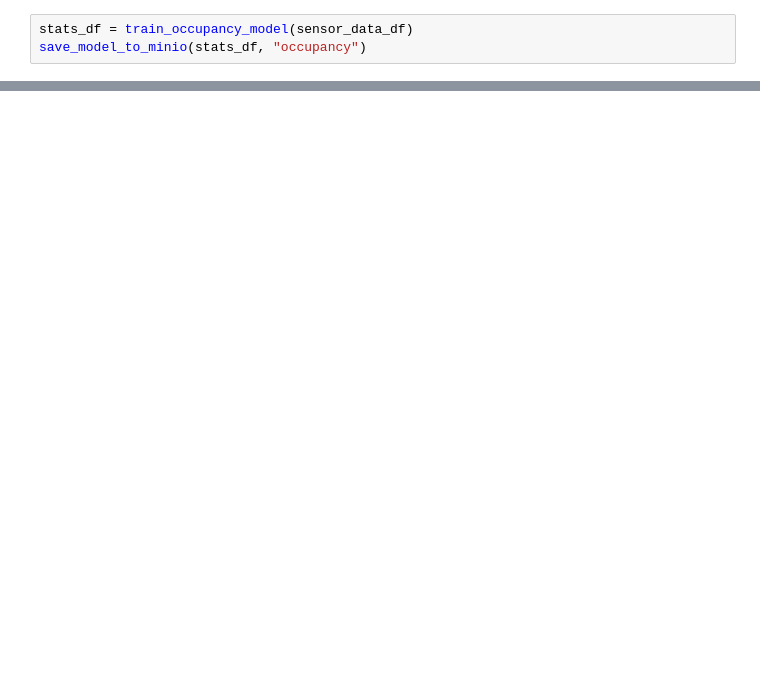
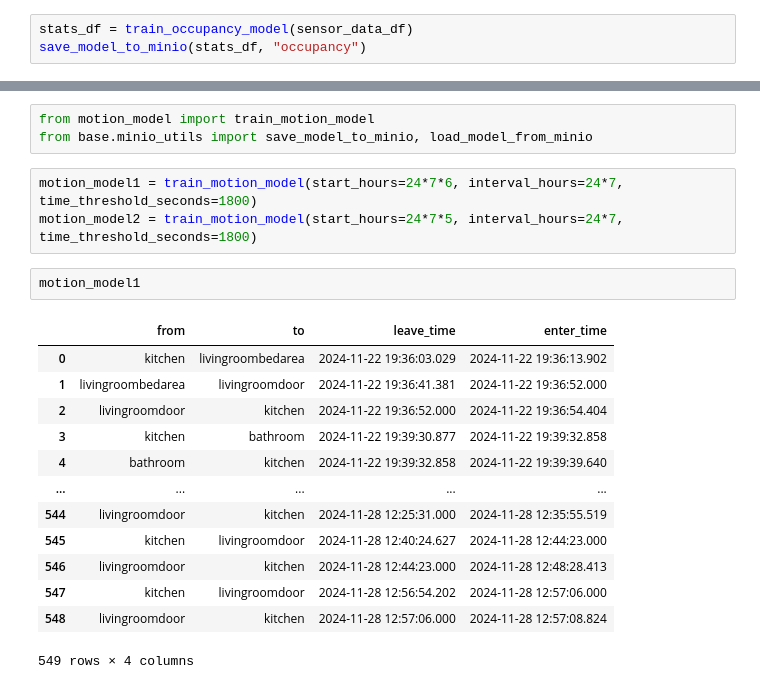
Before and after one commit to radovluk/sif, a Jupyter notebook: modeling/modeling.ipynb, the cells around one changed output, grey strips where cells are left out. Saved outputs shown, nothing was run; the diff lists cells and outputs as text; blank space fills up the shorter version.

```diff
--- a/modeling/modeling.ipynb
+++ b/modeling/modeling.ipynb
@@ -64,0 +91,22 @@ save_model_to_minio(stats_df, "occupancy")
+# %%
+from motion_model import train_motion_model
+from base.minio_utils import save_model_to_minio, load_model_from_minio
+# %%
+motion_model1 = train_motion_model(start_hours=24*7*6, interval_hours=24*7, time_threshold_seconds=1800)
+motion_model2 = train_motion_model(start_hours=24*7*5, interval_hours=24*7, time_threshold_seconds=1800)
+# %%
+motion_model1
+# %% [output]
+|  | from | to | leave_time | enter_time |
+| 0 | kitchen | livingroombedarea | 2024-11-22 19:36:03.029 | 2024-11-22 19:36:13.902 |
+| 1 | livingroombedarea | livingroomdoor | 2024-11-22 19:36:41.381 | 2024-11-22 19:36:52.000 |
+| 2 | livingroomdoor | kitchen | 2024-11-22 19:36:52.000 | 2024-11-22 19:36:54.404 |
+| 3 | kitchen | bathroom | 2024-11-22 19:39:30.877 | 2024-11-22 19:39:32.858 |
+| 4 | bathroom | kitchen | 2024-11-22 19:39:32.858 | 2024-11-22 19:39:39.640 |
+| ... | ... | ... | ... | ... |
+| 544 | livingroomdoor | kitchen | 2024-11-28 12:25:31.000 | 2024-11-28 12:35:55.519 |
+| 545 | kitchen | livingroomdoor | 2024-11-28 12:40:24.627 | 2024-11-28 12:44:23.000 |
+| 546 | livingroomdoor | kitchen | 2024-11-28 12:44:23.000 | 2024-11-28 12:48:28.413 |
+| 547 | kitchen | livingroomdoor | 2024-11-28 12:56:54.202 | 2024-11-28 12:57:06.000 |
+| 548 | livingroomdoor | kitchen | 2024-11-28 12:57:06.000 | 2024-11-28 12:57:08.824 |
+549 rows × 4 columns
```
Also changed, not shown: parts of 14 cells of this notebook, 11 other files.
